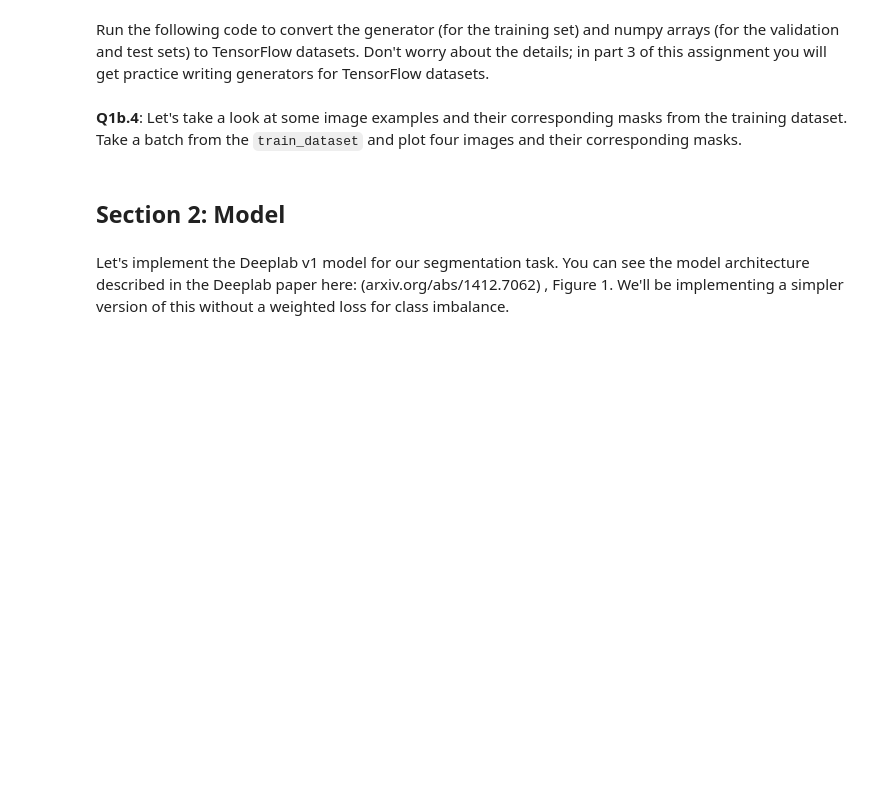
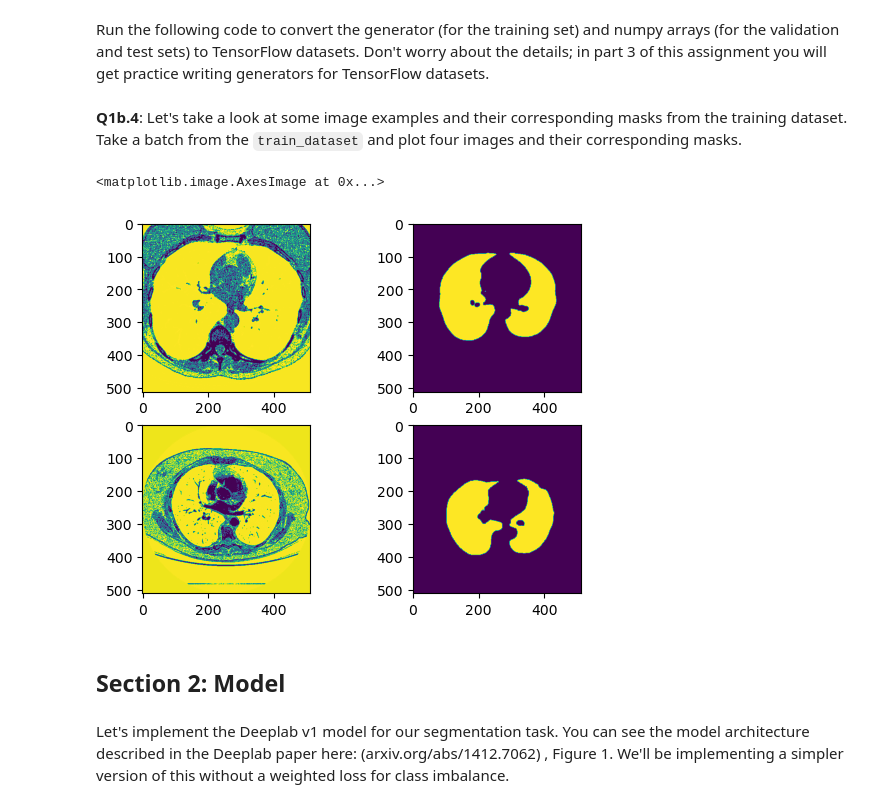
Before and after one commit to SeHwanYoo/vision_lab, a Jupyter notebook: assignment_2nd/2d_lung_segmentation_Deeplabv1.ipynb, the cells around one changed output. Drawn from its saved outputs; the diff is of its cells as text; code cells hidden in the pictures; blank space fills up the shorter version.

```diff
--- a/assignment_2nd/2d_lung_segmentation_Deeplabv1.ipynb
+++ b/assignment_2nd/2d_lung_segmentation_Deeplabv1.ipynb
@@ -161,3 +192,20 @@ test_dataset = tf.data.Dataset.from_tensor_slices((test_images, test_masks)).bat
+# %%
+# FILL IN CODE HERE #
+plt.subplot(221)
+plt.imshow(train_ds.unbatch().take(1).as_numpy_iterator().next()[0])
+
+plt.subplot(222)
+plt.imshow(train_ds.unbatch().take(1).as_numpy_iterator().next()[1])
+
+plt.subplot(223)
+plt.imshow(train_ds.unbatch().take(2).as_numpy_iterator().next()[0])
+
+plt.subplot(224)
+plt.imshow(train_ds.unbatch().take(2).as_numpy_iterator().next()[1])
+# FILL IN CODE HERE #
+# %% [output]
+<matplotlib.image.AxesImage at 0x...>
+[figure, added]
 # %% [markdown]
 ## Section 2: Model
 # %% [markdown]
```
Also changed, not shown: parts of 8 cells of this notebook, 1 other file.
